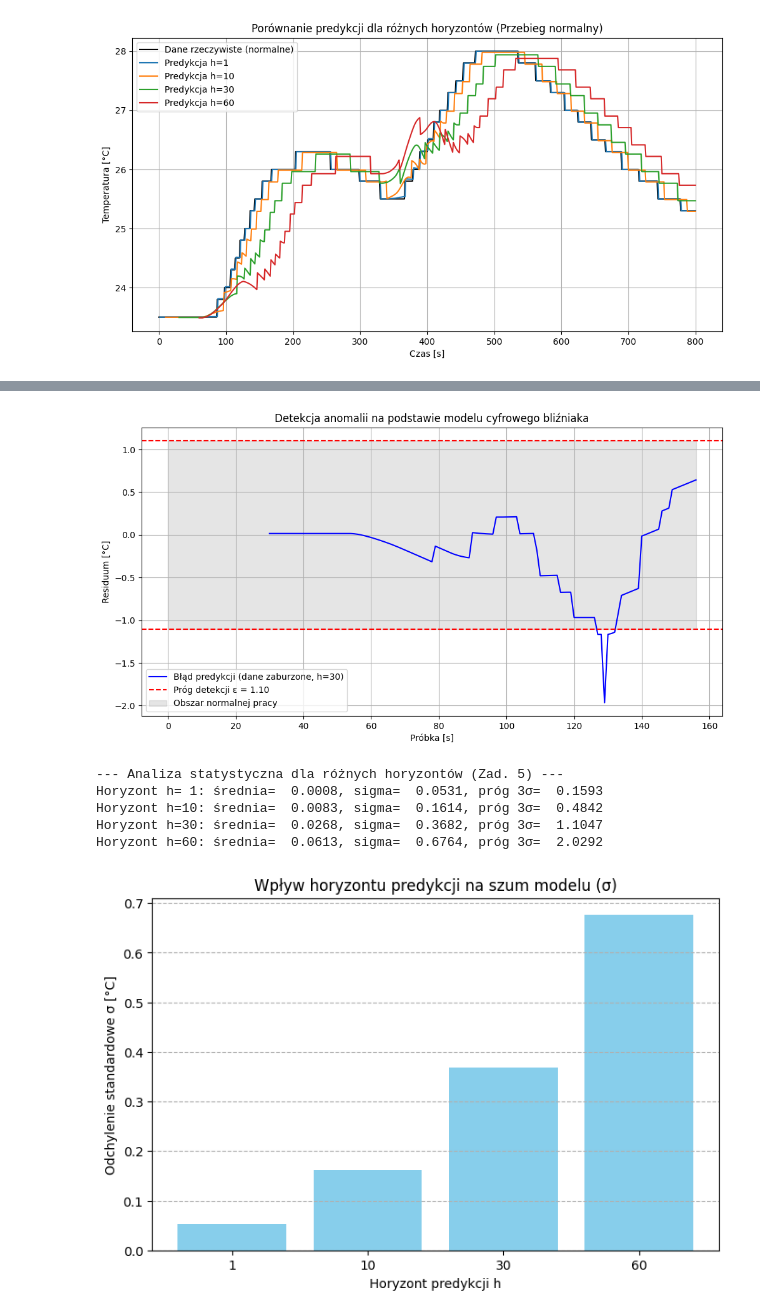
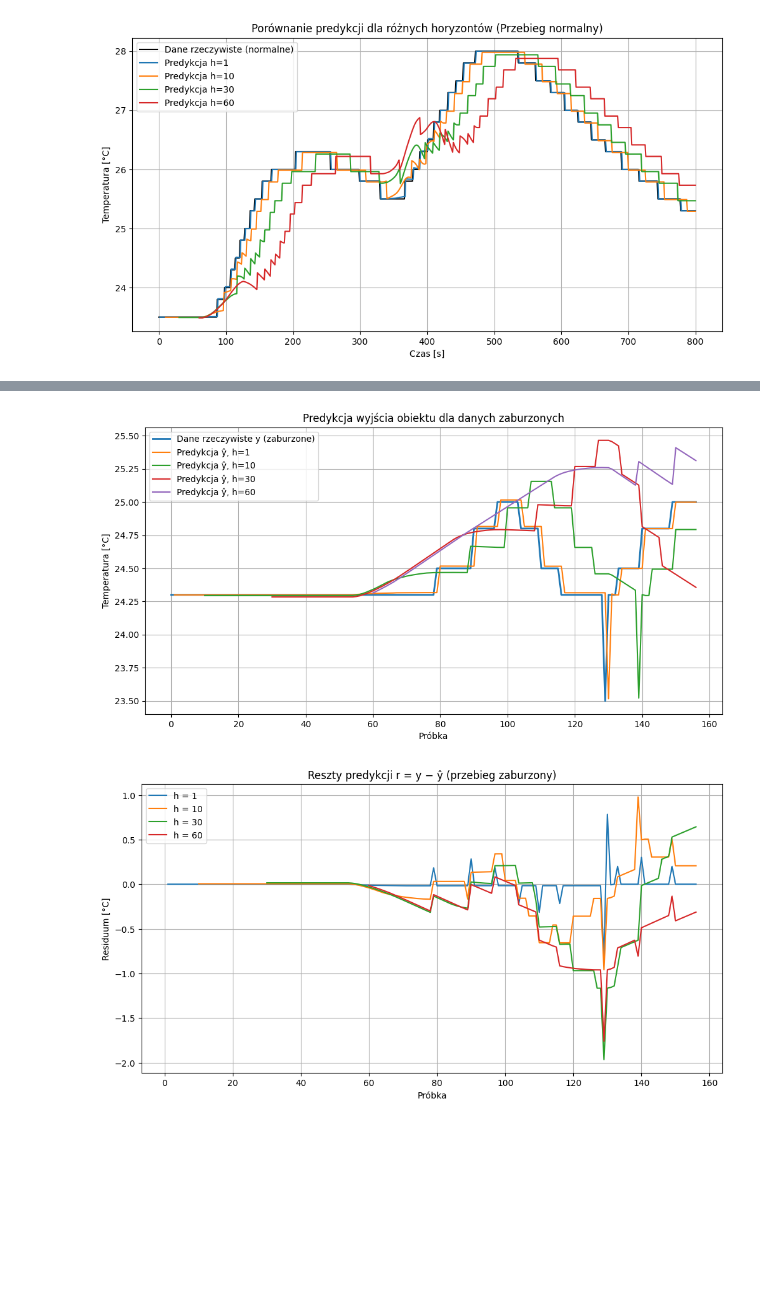
Before and after one commit to lenaskiba22/projekt_pip, a Jupyter notebook: pip_zadanie4.ipynb, the cells around one changed output, grey strips where cells are left out. Drawn from its saved outputs; the diff is of its cells as text; code cells hidden in the pictures; blank space fills up the shorter version.

```diff
--- a/pip_zadanie4.ipynb
+++ b/pip_zadanie4.ipynb
@@ -102,51 +105,42 @@ Proponowany próg detekcji (3*sigma): 1.1047
 # %%
-# 4. Wykres residuów (Zad 3 i 4)
+# --- Zad.2: predykcja dla danych zaburzonych -------------------------------
+predykcje_zaburzone = {}
+reszty_zaburzone = {}
+
+for h in horyzonty:
+    y_hat_zab = oblicz_predykcje(y_zab, u_zab, z_zab, a_mnk, b_mnk, h)
+    predykcje_zaburzone[h] = y_hat_zab
+    reszty_zaburzone[h] = y_zab - y_hat_zab
+
+
+# =============================================================================
+# ZAD.2 – WIZUALIZACJA PREDYKCJI DLA DANYCH ZABURZONYCH
+# =============================================================================
+
 plt.figure(figsize=(12, 6))
-plt.plot(reszty_zab, label=f"Błąd predykcji (dane zaburzone, h={h_wybrane})", color='blue')
-plt.axhline(y=prog_epsilon, color='red', linestyle='--', label=f"Próg detekcji ε = {prog_epsilon:.2f}")
-plt.axhline(y=-prog_epsilon, color='red', linestyle='--')
-plt.fill_between(range(len(reszty_zab)), -prog_epsilon, prog_epsilon, color='gray', alpha=0.2, label="Obszar normalnej pracy")
+plt.plot(y_zab, label="Dane rzeczywiste y (zaburzone)", linewidth=2)
 
-plt.title("Detekcja anomalii na podstawie modelu cyfrowego bliźniaka")
-plt.xlabel("Próbka [s]")
-plt.ylabel("Residuum [°C]")
+for h in horyzonty:
+    plt.plot(predykcje_zaburzone[h], label=f"Predykcja ŷ, h={h}")
+
+plt.title("Predykcja wyjścia obiektu dla danych zaburzonych")
+plt.xlabel("Próbka")
+plt.ylabel("Temperatura [°C]")
 plt.legend()
 plt.grid(True)
 plt.show()
 # %% [output]
-[figure, old version]
+[figure, new version]
 # %%
-# ZADANIE 5: ANALIZA STATYSTYCZNA RESIDUÓW (σ)
-# =============================================================================
-
-print("\n--- Analiza statystyczna dla różnych horyzontów (Zad. 5) ---")
-
-wyniki_sigma = {}
-
+# --- Zad.3: reszty dla przebiegu zaburzonego -------------------------------
+plt.figure(figsize=(12, 6))
 for h in horyzonty:
-    # Obliczamy reszty dla przebiegu normalnego
-    r_norm = y_norm - wyniki_predykcji[h]
-
-    # Wyznaczamy średnią (powinna być bliska 0) i odchylenie standardowe sigma
-    mu = np.nanmean(r_norm)
-    sigma = np.nanstd(r_norm)
-
-    wyniki_sigma[h] = sigma
-
-    print(f"Horyzont h={h:2}: średnia={mu:8.4f}, sigma={sigma:8.4f}, próg 3σ={3*sigma:8.4f}")
-
-# Opcjonalnie: Wykres słupkowy pokazujący jak rośnie błąd wraz z horyzontem
-plt.figure(figsize=(8, 5))
-plt.bar([str(h) for h in horyzonty], [wyniki_sigma[h] for h in horyzonty], color='skyblue')
-plt.xlabel("Horyzont predykcji h")
-plt.ylabel("Odchylenie standardowe σ [°C]")
-plt.title("Wpływ horyzontu predykcji na szum modelu (σ)")
-plt.grid(axis='y', linestyle='--')
+    plt.plot(reszty_zaburzone[h], label=f"h = {h}")
+plt.title("Reszty predykcji r = y − ŷ (przebieg zaburzony)")
+plt.xlabel("Próbka")
+plt.ylabel("Residuum [°C]")
+plt.legend()
+plt.grid(True)
 plt.show()
 # %% [output]
---- Analiza statystyczna dla różnych horyzontów (Zad. 5) ---
-Horyzont h= 1: średnia=  0.0008, sigma=  0.0531, próg 3σ=  0.1593
-Horyzont h=10: średnia=  0.0083, sigma=  0.1614, próg 3σ=  0.4842
-Horyzont h=30: średnia=  0.0268, sigma=  0.3682, próg 3σ=  1.1047
-Horyzont h=60: średnia=  0.0613, sigma=  0.6764, próg 3σ=  2.0292
-[figure, old version]
+[figure, new version]
```
Also changed, not shown: parts of 6 cells of this notebook.
